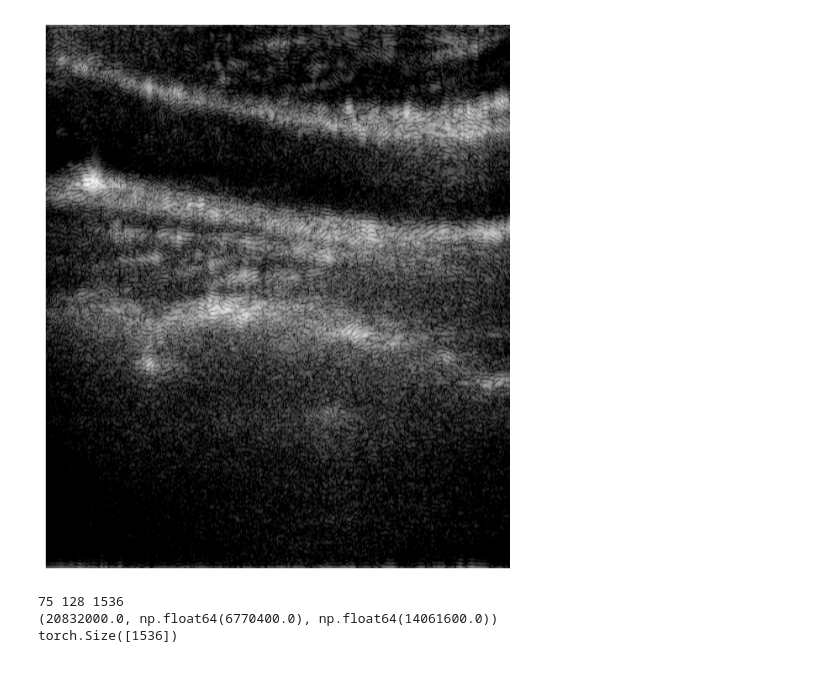
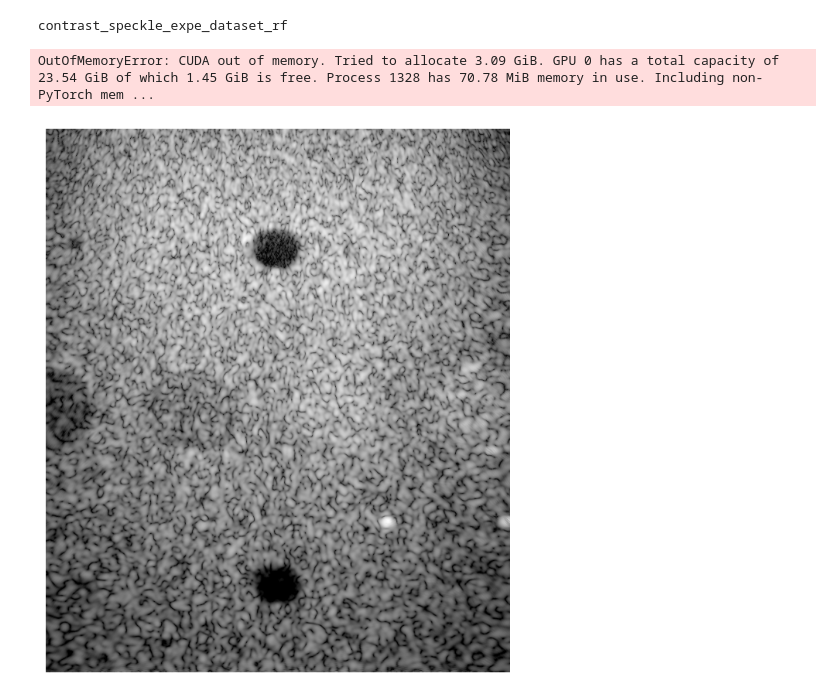
Before and after one commit to Tio-Panda/deep_bf, a Jupyter notebook: test5.ipynb, the cells around one changed output. Drawn from its saved outputs; the diff is of its cells as text; code cells hidden in the pictures.

```diff
--- a/test5.ipynb
+++ b/test5.ipynb
@@ -60,39 +91,55 @@ carotid_long_expe_dataset_rf
+# %%
+from deep_bf.wrapper import BenchmarkWrapper
+from torch.profiler import profile, ProfilerActivity, schedule
+
+bf_names = [
+    "DASGridSample",
+    "DASManual",
+    "FDMAS",
+    "MVB"
+]
+
+#bf_names = ["MVB"]
+bf_names = ["DASGridSample"]
+
+output = {}
+for name in picmus_names:
+    print(name)
+    pw = dl.get_defined_pwdata(name, "RF")
+    angles_idx = np.arange(pw.n_angles)
+    #angles_idx = np.array([0, 10, 32, 33, 60, 74])
+    #angles_idx = np.array([32])
+
+    f_num = 1.75
+    window = "tukey25"
+
+
+    bw = BenchmarkWrapper(nz, nx, pw, angles_idx, bf_names, f_num, window, device=device, dtype=dtype)
+    output[name] = bw.compute_reconstructions()
+# %% [output]
+contrast_speckle_expe_dataset_rf
+OutOfMemoryError: CUDA out of memory. Tried to allocate 3.09 GiB. GPU 0 has a total capacity of 23.54 GiB of which 1.45 GiB is free. Process 1328 has 70.78 MiB memory in use. Including non-PyTorch mem ...
 # %%
 import matplotlib.pyplot as plt
 
-picmus_idx = 5
+picmus_idx = 0
 bf_idx = 0
 o = output[picmus_names[picmus_idx]][bf_names[bf_idx]]
 
-vmin = -60
+vmin = -50
 vmax = 0
 
 fig = plt.figure(figsize=(6, 8), frameon=False)
 ax = fig.add_axes([0, 0, 1, 1])
 
 b_mode = o.get_bmode(vmin=vmin, vmax=vmax)
 extent = (o.xlims[0], o.xlims[-1], o.zlims[-1], o.zlims[0])
 
 
 ax.imshow(b_mode, cmap='gray', vmin=vmin, vmax=vmax,
           extent=extent,
           aspect='equal')
 ax.set_axis_off()
 plt.show()
 # %% [output]
-[figure, old version]
+[figure, new version]
-# %%
-from deep_bf.beamformers import get_freqs, pass_band_filter
-
-a, c, N = pw.data.shape
-print(a, c, N)
-
-freqs = get_freqs(pw.fs, pw.fc, BW=0.7, for_dmas=True)
-print(freqs)
-
-H = pass_band_filter(N, freqs, "tukey25", device=device, dtype=dtype)
-print(H.shape)
-# %% [output]
-75 128 1536
-(20832000.0, np.float64(6770400.0), np.float64(14061600.0))
-torch.Size([1536])
```
Also changed, not shown: parts of 3 cells of this notebook, 3 other files.
